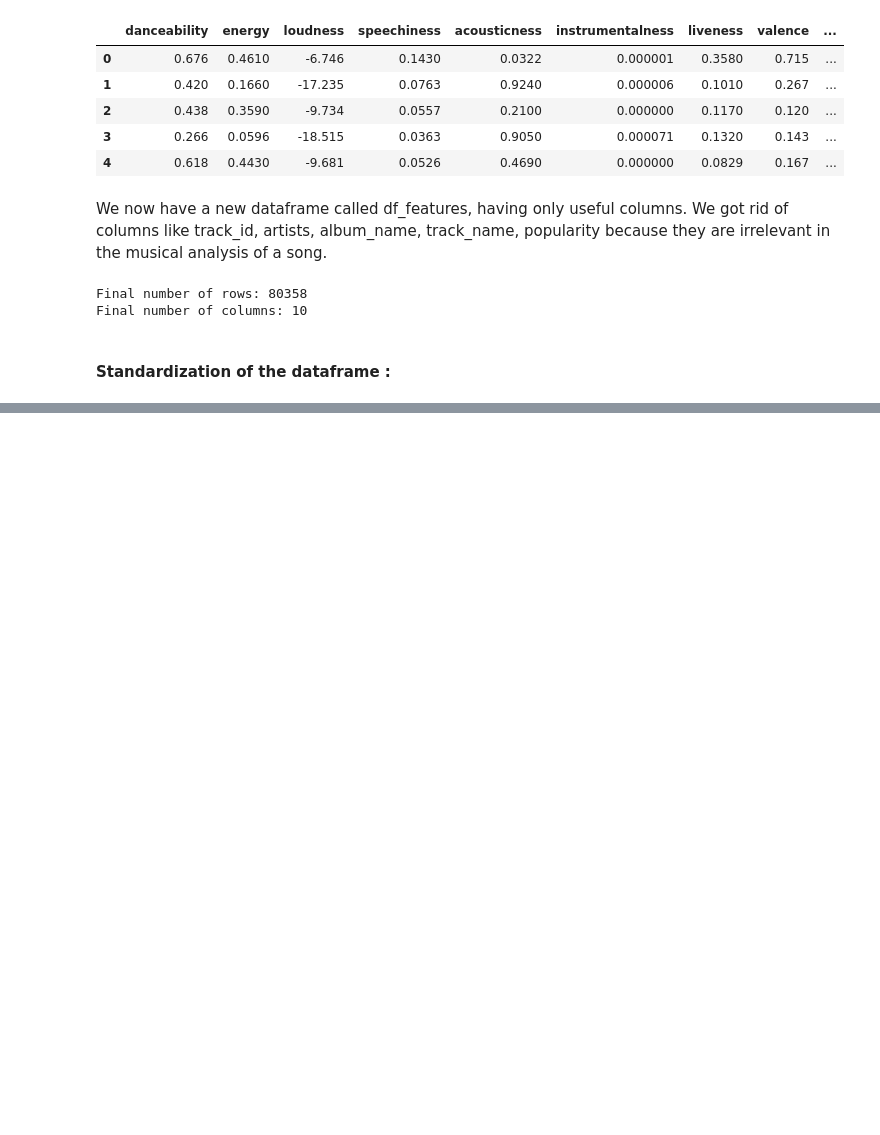
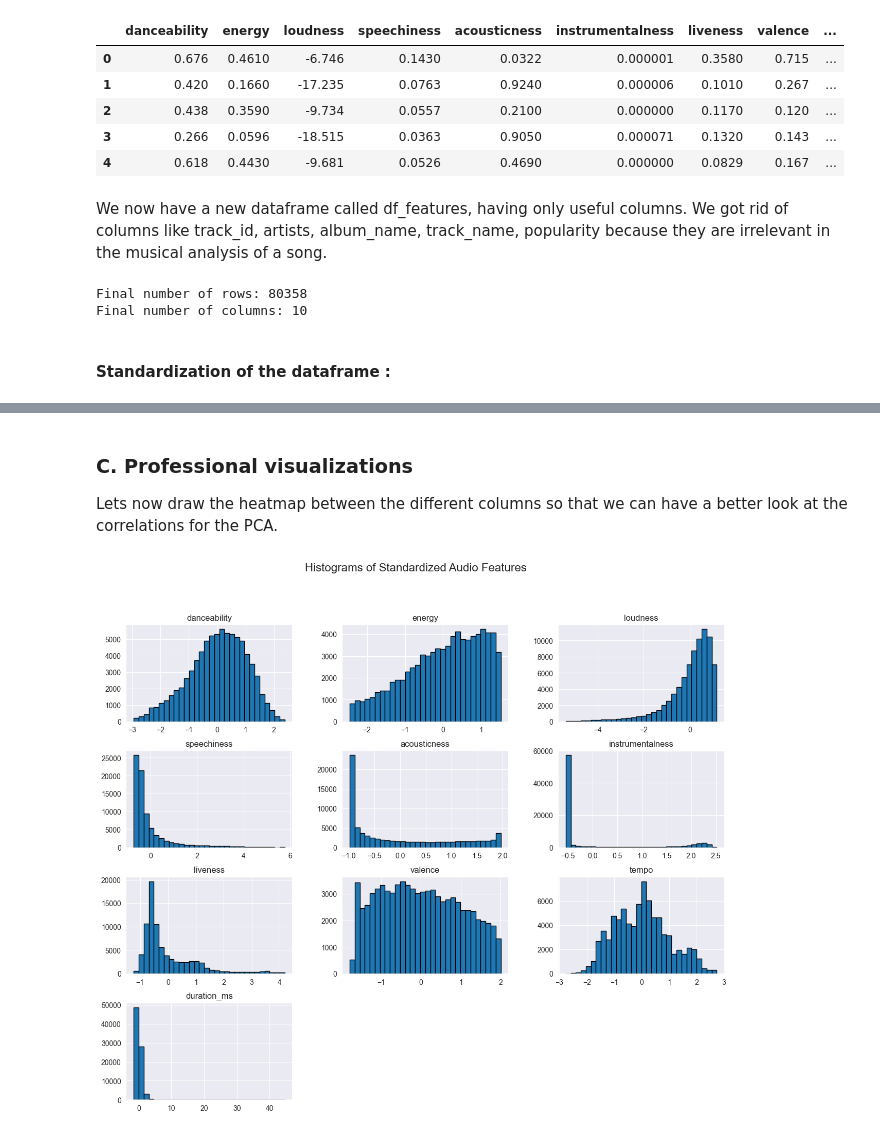
Before and after one commit to LorisCacciottolo/Machine-learning-project, a Jupyter notebook: ML_Project/Spotify_track_project.ipynb, the cells around one changed output, grey strips where cells are left out. Drawn from its saved outputs; the diff is of its cells as text; code cells hidden in the pictures; blank space fills up the shorter version.

Commit message:
PCA and plots

```diff
--- a/ML_Project/Spotify_track_project.ipynb
+++ b/ML_Project/Spotify_track_project.ipynb
@@ -369,3 +369,13 @@ df_scaled.head()
 | 2 | -0.741339 | -1.029728 | -0.213057 | -0.270380 | -0.360541 | -0.544400 | -0.494238 | -1.330852 | ... |
 | 3 | -1.721957 | -2.219486 | -2.012625 | -0.534767 | 1.692312 | -0.544183 | -0.391386 | -1.243220 | ... |
 | 4 | 0.284888 | -0.695928 | -0.202195 | -0.312627 | 0.404479 | -0.544400 | -0.728053 | -1.151778 | ... |
+# %% [markdown]
+### C. Professional visualizations
+
+Lets now draw the heatmap between the different columns so that we can have a better look at the correlations for the PCA.
+# %%
+df_scaled.hist(figsize=(15, 12), bins=30, edgecolor='black')
+plt.suptitle("Histograms of Standardized Audio Features", fontsize=16)
+plt.show()
+# %% [output]
+[figure, added]
```
Also changed, not shown: parts of 19 cells of this notebook.
